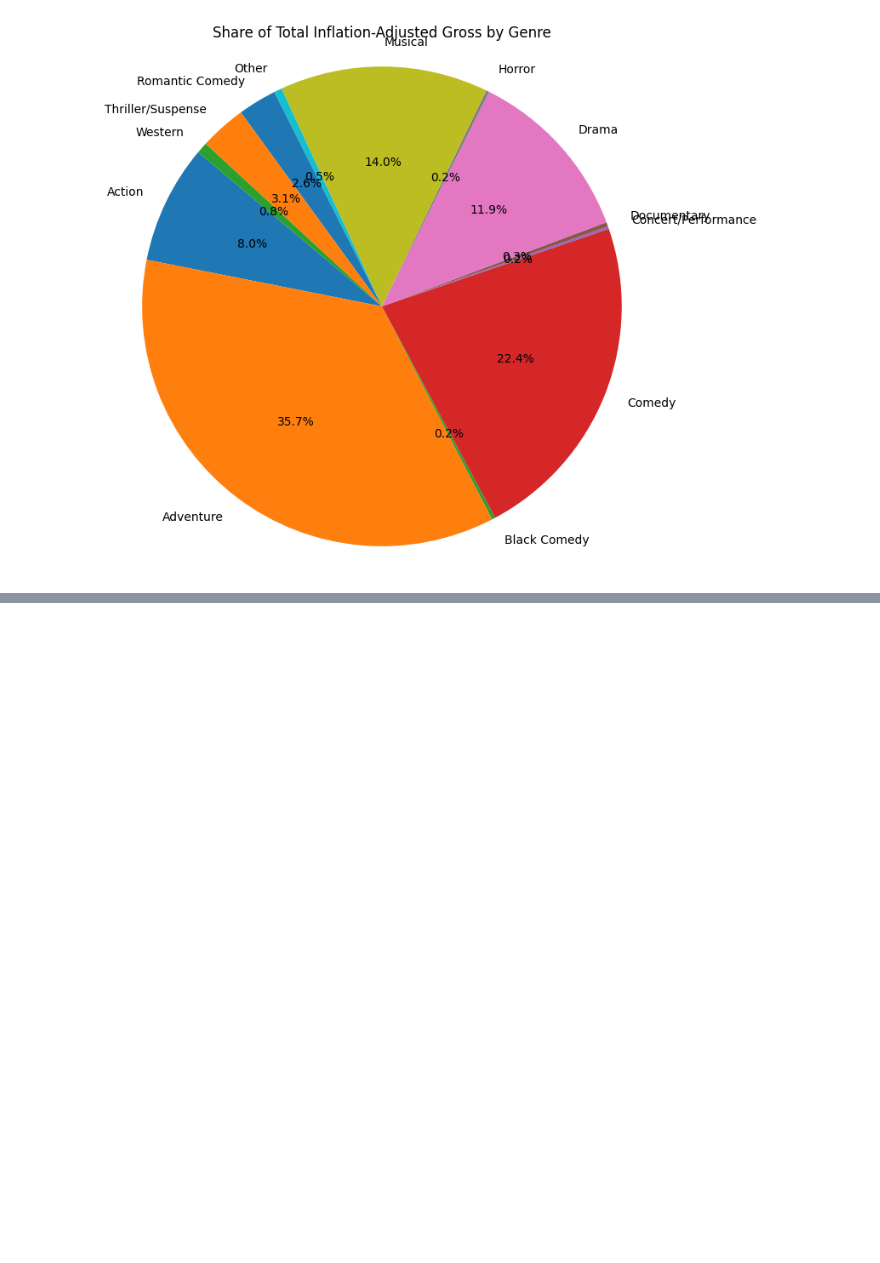
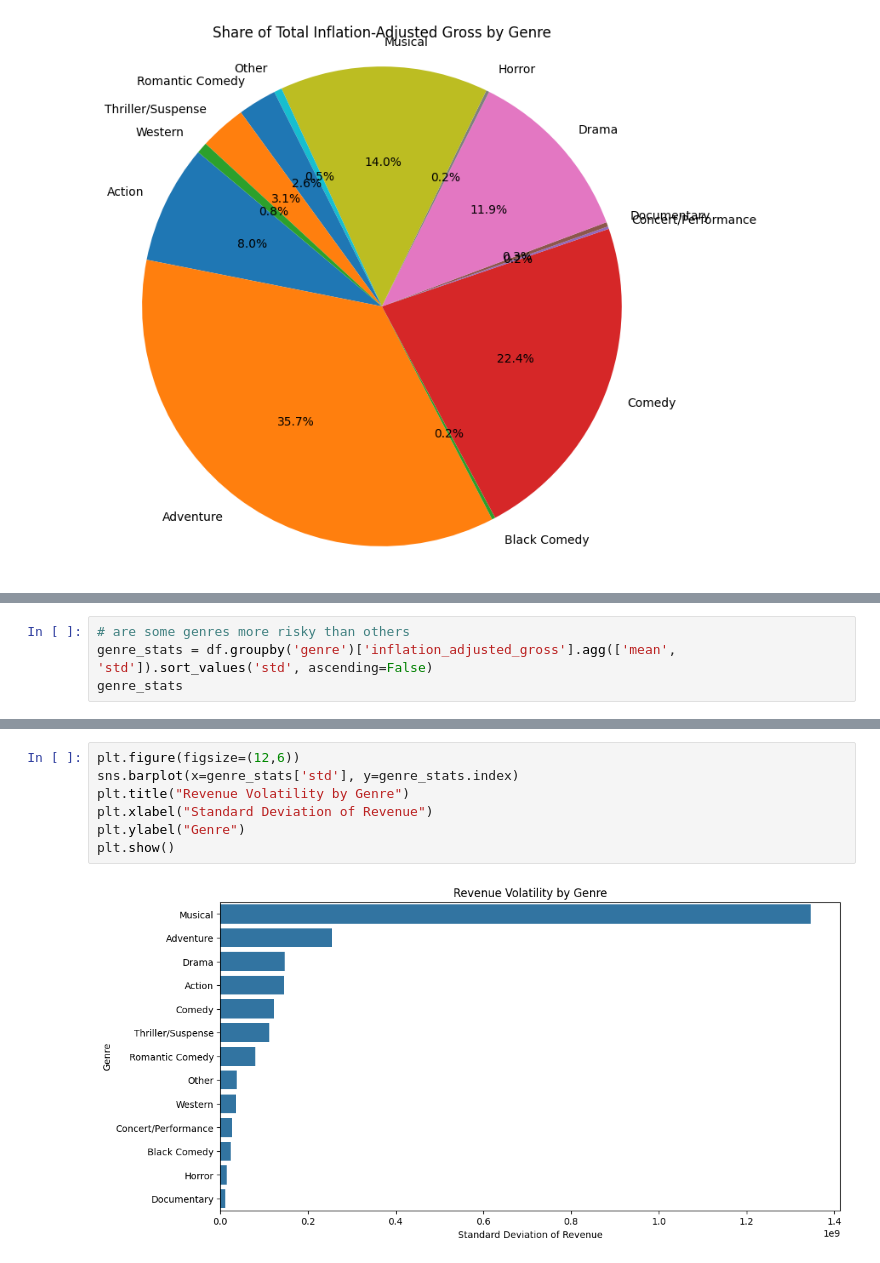
Before and after one commit to devdhruvsingh/Disney-data-analysis, a Jupyter notebook: data_preprocessing_analysis.ipynb, the cells around one changed output, grey strips where cells are left out. Saved outputs shown, nothing was run; the diff lists cells and outputs as text; blank space fills up the shorter version.

```diff
--- a/data_preprocessing_analysis.ipynb
+++ b/data_preprocessing_analysis.ipynb
@@ -247,0 +264,4 @@ plt.show()
+# %%
+# are some genres more risky than others
+genre_stats = df.groupby('genre')['inflation_adjusted_gross'].agg(['mean', 'std']).sort_values('std', ascending=False)
+genre_stats
@@ -247,0 +284,9 @@ plt.show()
+# %%
+plt.figure(figsize=(12,6))
+sns.barplot(x=genre_stats['std'], y=genre_stats.index)
+plt.title("Revenue Volatility by Genre")
+plt.xlabel("Standard Deviation of Revenue")
+plt.ylabel("Genre")
+plt.show()
+# %% [output]
+[figure, added]
```
Also changed, not shown: parts of 6 cells of this notebook.
